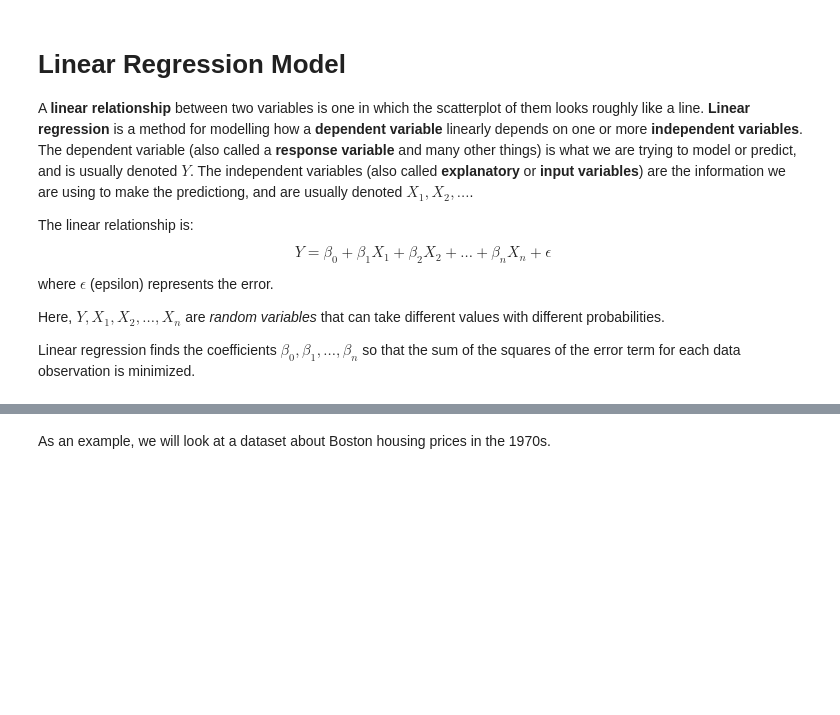
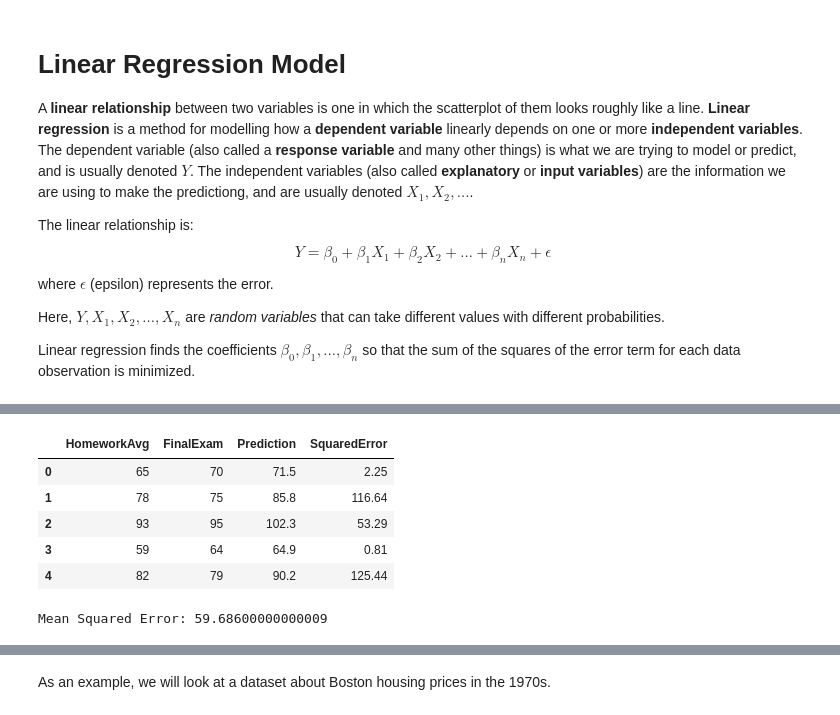
Before and after one commit to LiangZhaoCUNY/Modeling, a Jupyter notebook: Session06_LinearRegression.ipynb, the cells around one changed output, grey strips where cells are left out. Drawn from its saved outputs; the diff is of its cells as text; code cells hidden in the pictures; blank space fills up the shorter version.

```diff
--- a/Session06_LinearRegression.ipynb
+++ b/Session06_LinearRegression.ipynb
@@ -13,0 +73,24 @@ Linear regression finds the coefficients $\beta_0, \beta_1, ..., \beta_n$ so tha
+# %%
+# Introduce a quantitative measure of fitness.
+# measure = the total error on the data points.
+# Point 1: x = 65, y = 70, prediction = 1.1 * 65 = 71.5 error = 70 - 71.5 = -1.5
+# Aggregate all prediction errors:
+# Mean-absolute-error: sum of absolute values of the errors.
+# Mean-squared-error: sum of the squares of error.
+
+# Let's calcuate the MSE of the model y = 1.1x.
+grades["Prediction"] = grades["HomeworkAvg"] * 1.1
+grades["SquaredError"] = (grades["Prediction"] - grades["FinalExam"]) ** 2
+grades
+# %% [output]
+|  | HomeworkAvg | FinalExam | Prediction | SquaredError |
+| 0 | 65 | 70 | 71.5 | 2.25 |
+| 1 | 78 | 75 | 85.8 | 116.64 |
+| 2 | 93 | 95 | 102.3 | 53.29 |
+| 3 | 59 | 64 | 64.9 | 0.81 |
+| 4 | 82 | 79 | 90.2 | 125.44 |
+# %%
+MSE = np.mean(grades["SquaredError"])
+print("Mean Squared Error:", MSE)
+# %% [output]
+Mean Squared Error: 59.68600000000009
```
Also changed, not shown: parts of 11 cells of this notebook.
